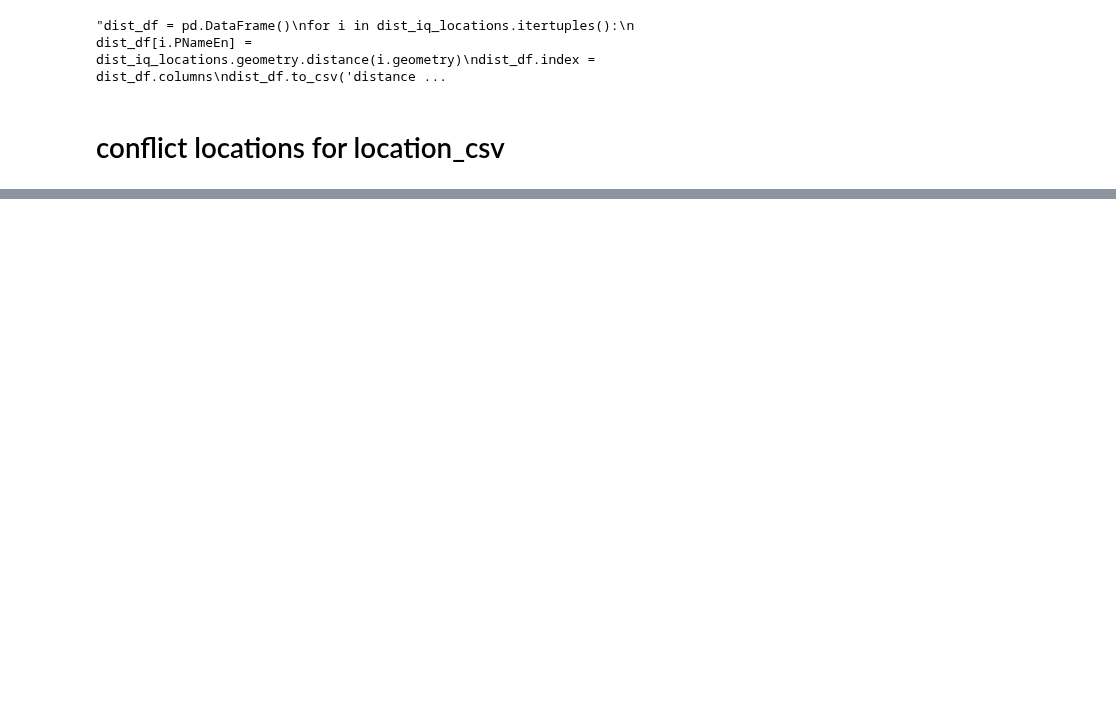
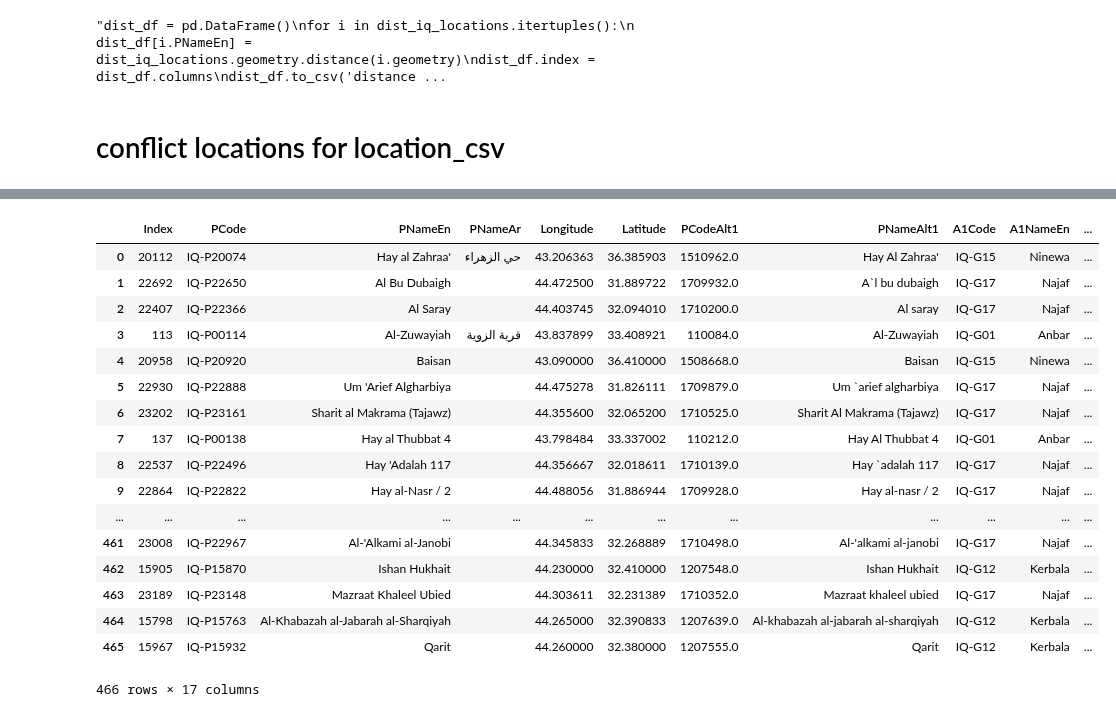
Before and after one commit to tamos/MACS30200proj, a Jupyter notebook: paper_code/DataPreparation_Flee.ipynb, the cells around one changed output, grey strips where cells are left out. Cells and saved outputs as stored; diff of their text form; code cells hidden in the pictures; blank space fills up the shorter version.

Commit message:
data cleaning latest

```diff
--- a/paper_code/DataPreparation_Flee.ipynb
+++ b/paper_code/DataPreparation_Flee.ipynb
@@ -77,0 +61,3 @@ numpy.ndarray
+# %%
+# 2015 projections from WorldPop, adjusted to UN estimates
+pops_raster = rio.open('data/IRQ_ppp_v2b_2015_UNadj/IRQ_ppp_v2b_2015_UNadj.tif')
@@ -79,5 +102,4 @@ numpy.ndarray
 # now getting the routes between all locations
 start with just doing great circle distance, then maybe move to routing values
 # %%
-dist_iq_locations = iq_locations.copy().sample(200)
-dist_iq_locations.head()
+dist_iq_locations = iq_locations.copy()
@@ -122,8 +141,9 @@ conflict_loc.to_csv("data/acled_conflict_locations.csv")
 # %%
 from shapely.geometry import Point
+conflict_loc = pd.read_csv('data/acled_unprocessed_conflict_locations.csv')
 conflict_loc_geo = gpd.GeoDataFrame(conflict_loc)
 points = [Point(float(j), float(i)) for i, j in zip(conflict_loc.latitude, conflict_loc.longitude)]
-geometries_acled = gpd.GeoSeries(points).buffer(0.1)
+geometries_acled = gpd.GeoSeries(points).buffer(0.1) # buffer is somewhat arbitrary...
 # align geometries - can't know what geometry acled was using...
 acled_locations = gpd.GeoDataFrame()
 acled_locations['geometry'] = geometries_acled
@@ -140,0 +208,55 @@ acled_temp.sample(1000).to_file('data/acled_joined_locations_sample.shp')
+# %%
+locations_sample = acled_temp.copy()
+just_date = []
+for i in locations_sample.itertuples():
+    try:
+        if '-' in i.date:
+            just_date.append(int("".join([i for i in i.date if i != '-'])))
+        else:
+            just_date.append(-1)
+    except:
+        just_date.append(-1)
+
+locations_sample['justdate'] = just_date
+locations_sample.sort_values('justdate', inplace = True)
+date_rank = []
+datessofar = set()
+current = -1
+for i in locations_sample.itertuples():
+    if i.justdate != -1:
+        if i.justdate not in datessofar:
+            current += 1
+            datessofar.add(i.justdate)
+        date_rank.append(current)
+    else:
+        date_rank.append(None)
+locations_sample['conflict_start'] = date_rank
+# %%
+conflict_list = []
+conflicts = set()
+for i in locations_sample.itertuples():
+    if i.justdate >= 0:
+        if str(i.Longitude) + str(i.Latitude) not in conflicts:
+            conflicts.add(str(i.Longitude) + str(i.Latitude))
+            conflict_list.append(i)
+conflict_df = gpd.GeoDataFrame(conflict_list)
+conflict_df
+# %% [output]
+|  | Index | PCode | PNameEn | PNameAr | Longitude | Latitude | PCodeAlt1 | PNameAlt1 | A1Code | A1NameEn | ... |
+| 0 | 20112 | IQ-P20074 | Hay al Zahraa' | حي الزهراء | 43.206363 | 36.385903 | 1510962.0 | Hay Al Zahraa' | IQ-G15 | Ninewa | ... |
+| 1 | 22692 | IQ-P22650 | Al Bu Dubaigh |  | 44.472500 | 31.889722 | 1709932.0 | A`l bu dubaigh | IQ-G17 | Najaf | ... |
+| 2 | 22407 | IQ-P22366 | Al Saray |  | 44.403745 | 32.094010 | 1710200.0 | Al saray | IQ-G17 | Najaf | ... |
+| 3 | 113 | IQ-P00114 | Al-Zuwayiah | قرية الزوية | 43.837899 | 33.408921 | 110084.0 | Al-Zuwayiah | IQ-G01 | Anbar | ... |
+| 4 | 20958 | IQ-P20920 | Baisan |  | 43.090000 | 36.410000 | 1508668.0 | Baisan | IQ-G15 | Ninewa | ... |
+| 5 | 22930 | IQ-P22888 | Um 'Arief Algharbiya |  | 44.475278 | 31.826111 | 1709879.0 | Um `arief algharbiya | IQ-G17 | Najaf | ... |
+| 6 | 23202 | IQ-P23161 | Sharit al Makrama (Tajawz) |  | 44.355600 | 32.065200 | 1710525.0 | Sharit Al Makrama (Tajawz) | IQ-G17 | Najaf | ... |
+| 7 | 137 | IQ-P00138 | Hay al Thubbat 4 |  | 43.798484 | 33.337002 | 110212.0 | Hay Al Thubbat 4 | IQ-G01 | Anbar | ... |
+| 8 | 22537 | IQ-P22496 | Hay 'Adalah 117 |  | 44.356667 | 32.018611 | 1710139.0 | Hay `adalah 117 | IQ-G17 | Najaf | ... |
+| 9 | 22864 | IQ-P22822 | Hay al-Nasr / 2 |  | 44.488056 | 31.886944 | 1709928.0 | Hay al-nasr / 2 | IQ-G17 | Najaf | ... |
+| ... | ... | ... | ... | ... | ... | ... | ... | ... | ... | ... | ... |
+| 461 | 23008 | IQ-P22967 | Al-'Alkami al-Janobi |  | 44.345833 | 32.268889 | 1710498.0 | Al-'alkami al-janobi | IQ-G17 | Najaf | ... |
+| 462 | 15905 | IQ-P15870 | Ishan Hukhait |  | 44.230000 | 32.410000 | 1207548.0 | Ishan Hukhait | IQ-G12 | Kerbala | ... |
+| 463 | 23189 | IQ-P23148 | Mazraat Khaleel Ubied |  | 44.303611 | 32.231389 | 1710352.0 | Mazraat khaleel ubied | IQ-G17 | Najaf | ... |
+| 464 | 15798 | IQ-P15763 | Al-Khabazah al-Jabarah al-Sharqiyah |  | 44.265000 | 32.390833 | 1207639.0 | Al-khabazah al-jabarah al-sharqiyah | IQ-G12 | Kerbala | ... |
+| 465 | 15967 | IQ-P15932 | Qarit |  | 44.260000 | 32.380000 | 1207555.0 | Qarit | IQ-G12 | Kerbala | ... |
+466 rows × 17 columns
```
Also changed, not shown: parts of 20 cells of this notebook.
